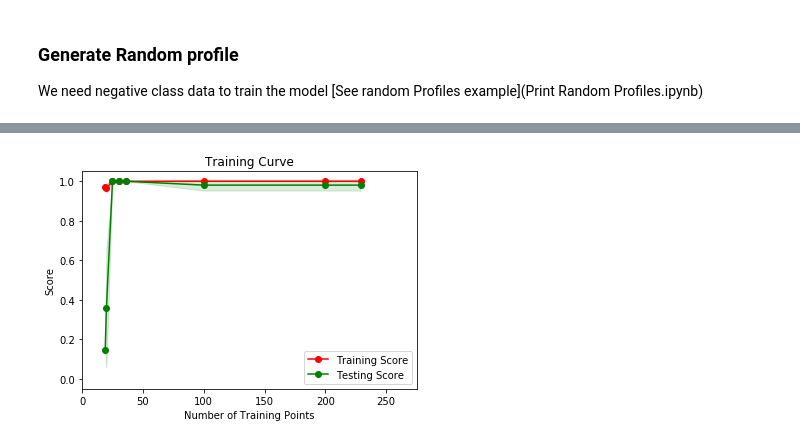
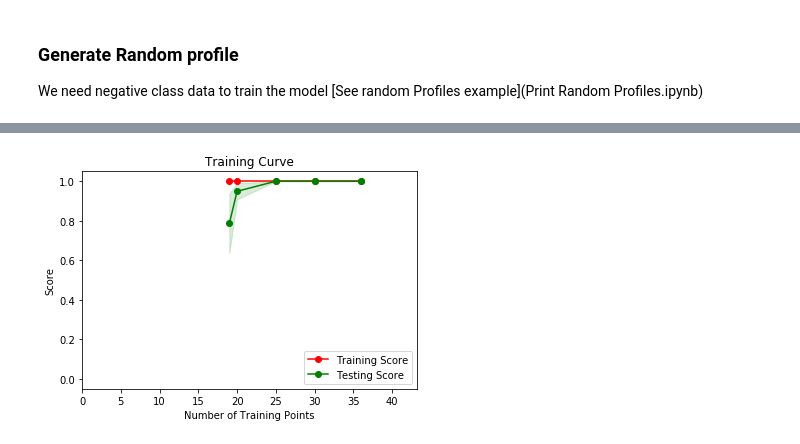
Before and after one commit to AntalBerenyi/SVM, a Jupyter notebook: Notebooks/Predict mTOR inhibitor Mechanism.ipynb, the cells around one changed output, grey strips where cells are left out. Drawn from its saved outputs; the diff is of its cells as text; code cells hidden in the pictures.

```diff
--- a/Notebooks/Predict mTOR inhibitor Mechanism.ipynb
+++ b/Notebooks/Predict mTOR inhibitor Mechanism.ipynb
@@ -41,5 +66,5 @@ mechanisms = pqry('''SELECT distinct Mechanism from data''').values.ravel()
 mechanism = 'mTOR inhibitor'
 
 # establish positive class data. We'll compare this against the negative class generated as random profiles.
-pos_class = data.loc[data.Mechanism == mechanism].drop(columns=['BioMAP Viewer Mixed Profile'])
+pos_class = data.loc[data.mech == mechanism].drop(columns=['agent', 'conc'])
 #pos_class
@@ -65,6 +82,6 @@ np.random.seed(42) # ensure reprodicble results
 
 rpg = RandomProfileGenerator(envelope_file='SigEnvelopeFile.xml', data_file='SVMData.xlsx')
 neg_values = rpg.get_random_profiles(prof_num=random_profile_number, envelope=envelope,conf=conf, dist='rand')
-neg_mech = pd.DataFrame({'Mechanism': ['neg_class' for s in range(random_profile_number)]})
+neg_mech = pd.DataFrame({'mech': ['neg_class' for s in range(random_profile_number)]})
 neg_class = pd.concat([neg_mech, neg_values], axis=1)
 #neg_class
@@ -81,7 +90,7 @@ neg_class = pd.concat([neg_mech, neg_values], axis=1)
 all_class = pd.concat([pos_class, neg_class]).reset_index(drop=True)
 
 # encode mechanism to int values
-all_class['Mechanism'] = all_class['Mechanism'].map({mechanism:1, 'neg_class':0})
+all_class['mech'] = all_class['mech'].map({mechanism:1, 'neg_class':0})
 # %%
 X = all_class.iloc[:,1:]
 Y = all_class.iloc[:,0]
@@ -204,7 +182,7 @@ clf_C = KNeighborsClassifier(n_neighbors=3)
 # Calculate the number of samples for 1%, 10%, and 100% of the training data
 samples_100 = 1.0
 samples_10 = 0.1
-samples_1 = 0.05
+samples_1 = 0.1
 
 # Collect results on the learners
 results = {}
@@ -278,14 +256,16 @@ import sklearn.model_selection as curves
 import matplotlib.pyplot as plt
 
 
-K = 5
+K = 2
 data_size = random_profile_number + len(pos_class)
 
 ts_min = (len(neg_class) + 1) / K
 
 
-cv = StratifiedKFold(n_splits=K, shuffle=False, random_state=42)
-train_sizes=[19, 20, 25, 30, 36, 100, 200, 229]
+cv = StratifiedKFold(n_splits=3, shuffle=False, random_state=42)
+train_sizes=[ 19, 20, 25, 30, 36]
+#train_sizes=[19, 20, 25, 30, 36, 100, 200, 229]
+
 
 #train_sizes, train_scores, valid_scores = learning_curve( best_clf, X, Y, cv = sk, train_sizes=[ 20, 50, 75, 84])
 
@@ -296,31 +276,31 @@ sizes, train_scores, test_scores = curves.learning_curve(best_clf, X, Y,
                                                          scoring = 'f1')
 
 # Find the mean and standard deviation for smoothing
 train_std = np.std(train_scores, axis = 1)
 train_mean = np.mean(train_scores, axis = 1)
 test_std = np.std(test_scores, axis = 1)
 test_mean = np.mean(test_scores, axis = 1)
 
 
 # Subplot the learning curve
 ax = plt.subplot()
 ax.plot(sizes, train_mean, 'o-', color = 'r', label = 'Training Score')
 ax.plot(sizes, test_mean, 'o-', color = 'g', label = 'Testing Score')
 ax.fill_between(sizes, train_mean - train_std, \
     train_mean + train_std, alpha = 0.15, color = 'r')
 ax.fill_between(sizes, test_mean - test_std, \
     test_mean + test_std, alpha = 0.15, color = 'g')
 
 # Labels
 ax.set_title('Training Curve')
 ax.set_xlabel('Number of Training Points')
 ax.set_ylabel('Score')
 ax.set_xlim([0, X.shape[0]*0.8])
 ax.set_ylim([-0.05, 1.05])
 
 # Visual aesthetics
 plt.legend(loc = 'lower right')
 plt.ylim([-0.05,1.05])
 plt.show()
 # %% [output]
-[figure, old version]
+[figure, new version]
```
Also changed, not shown: parts of 17 cells of this notebook, 4 other files.
